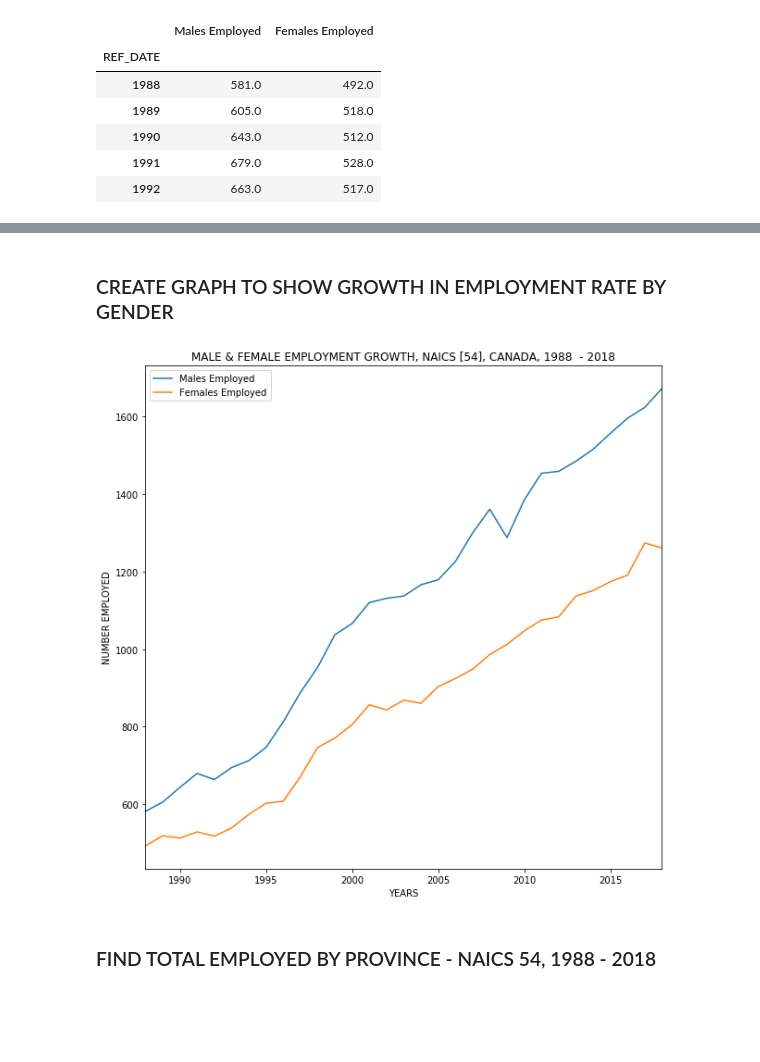
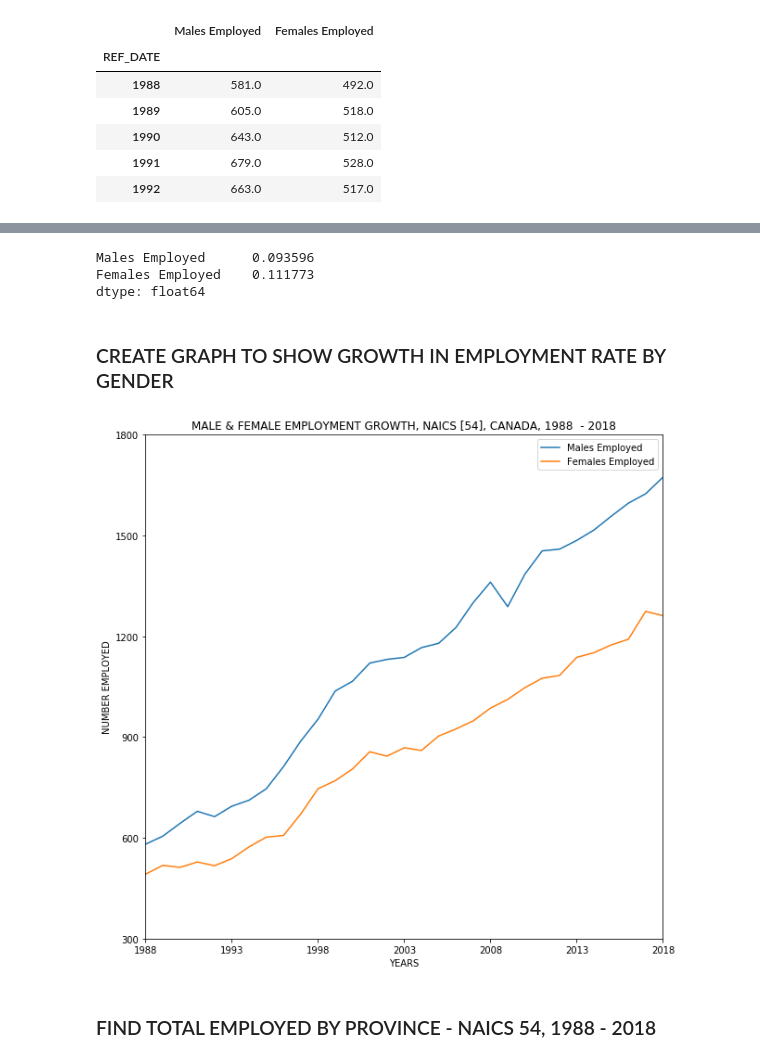
Before and after one commit to jhenvi/Project_1_Growth, a Jupyter notebook: main.ipynb, the cells around one changed output, grey strips where cells are left out. Drawn from its saved outputs; the diff is of its cells as text; code cells hidden in the pictures; blank space fills up the shorter version.

```diff
--- a/main.ipynb
+++ b/main.ipynb
@@ -185,14 +184,23 @@ Yearly_Employment_NAICS54_1988_2018_bySex.head()
+# %%
+#Find Max Change & Find Corresponding Years
+Yearly_Employment_NAICS54_1988_2018_bySex.pct_change().max()
+# %% [output]
+Males Employed      0.093596
+Females Employed    0.111773
+dtype: float64
 # %% [markdown]
 ### CREATE GRAPH TO SHOW GROWTH IN EMPLOYMENT RATE BY GENDER
 # %%
 # Plot data into bar graph and label
 Yearly_Employment_NAICS54_1988_2018_bySex.plot(kind='line', figsize=(10,10))
 plt.title("MALE & FEMALE EMPLOYMENT GROWTH, NAICS [54], CANADA, 1988  - 2018")
 plt.xlabel("YEARS")
 plt.ylabel("NUMBER EMPLOYED")
+plt.xticks(np.arange(1988, 2020, 5))
+plt.yticks(np.arange(300, 2000, 300))
 plt.show()
 # %% [output]
-[figure, old version]
+[figure, new version]
 # %% [markdown]
 ### FIND TOTAL EMPLOYED BY PROVINCE - NAICS 54, 1988 - 2018
 # %%
```
Also changed, not shown: parts of 18 cells of this notebook.
